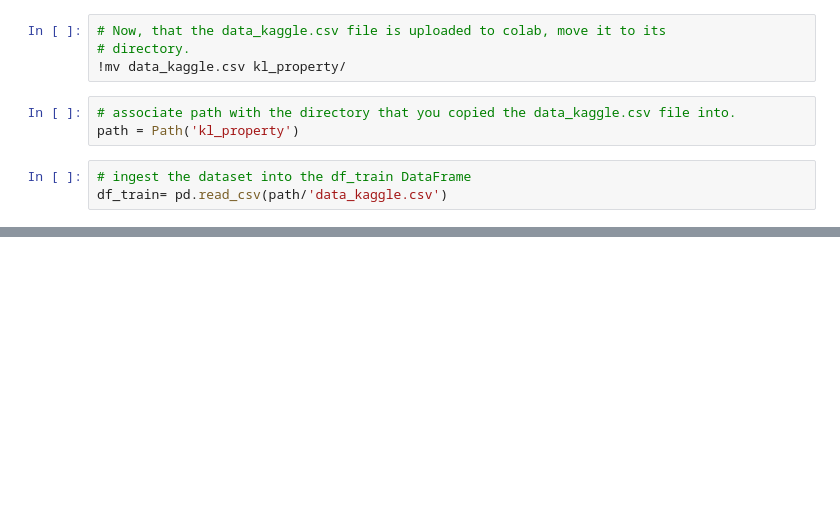
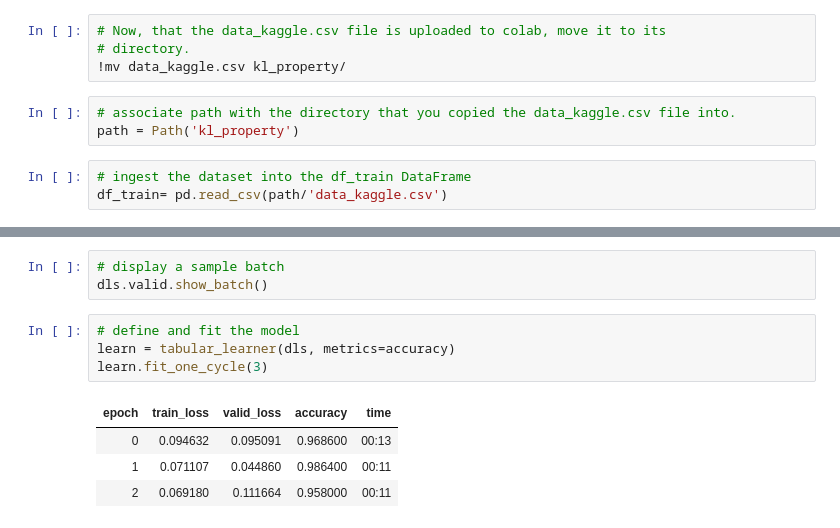
Before and after one commit to NimaZah/HoursePriceKaggle, a Jupyter notebook: HoursePriceKaggle.ipynb, the cells around one changed output, grey strips where cells are left out. Drawn from its saved outputs; the diff is of its cells as text; blank space fills up the shorter version.

```diff
--- a/HoursePriceKaggle.ipynb
+++ b/HoursePriceKaggle.ipynb
@@ -250,0 +402,12 @@ df_train.head()
+# %%
+# display a sample batch
+dls.valid.show_batch()
+# %%
+# define and fit the model
+learn = tabular_learner(dls, metrics=accuracy)
+learn.fit_one_cycle(3)
+# %% [output]
+| epoch | train_loss | valid_loss | accuracy | time |
+| 0 | 0.094632 | 0.095091 | 0.968600 | 00:13 |
+| 1 | 0.071107 | 0.044860 | 0.986400 | 00:11 |
+| 2 | 0.069180 | 0.111664 | 0.958000 | 00:11 |
```
Also changed, not shown: parts of 25 cells of this notebook.
